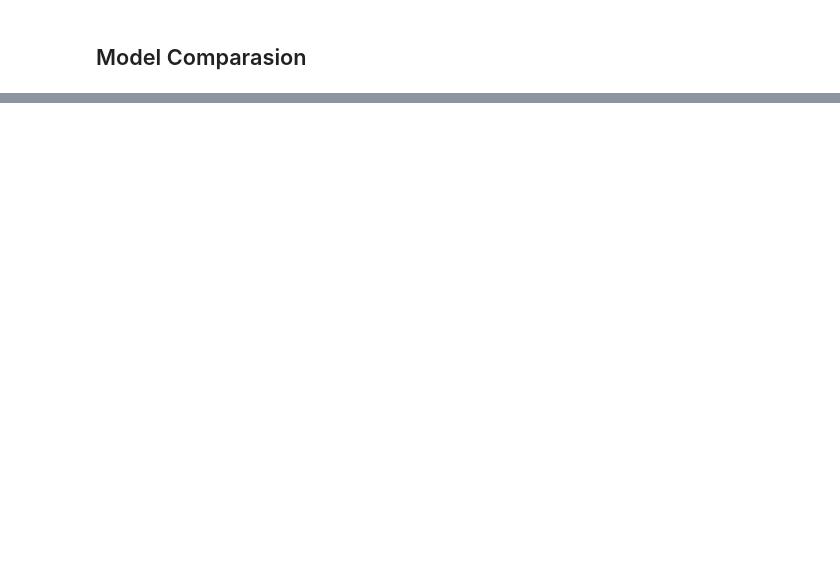
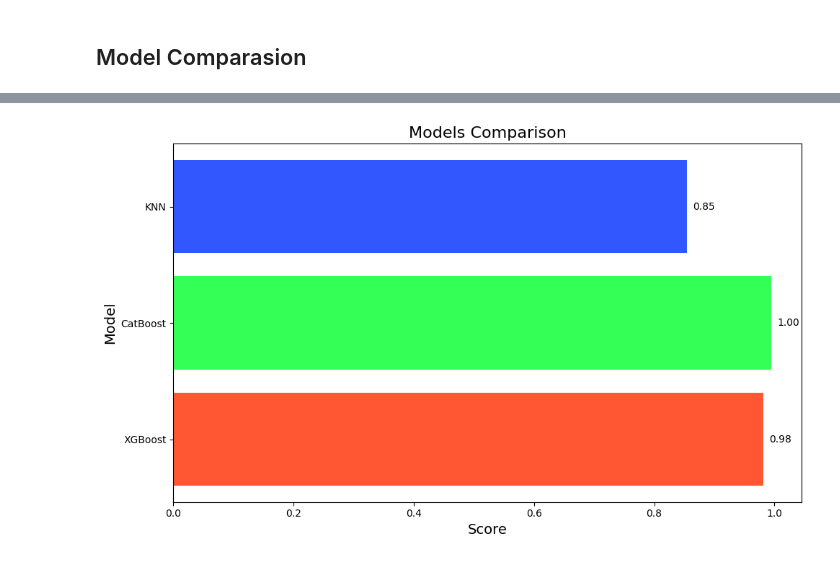
Before and after one commit to xyzaraa/hotel_analysis, a Jupyter notebook: hotel_analysis.ipynb, the cells around one changed output, grey strips where cells are left out. Cells and saved outputs as stored; diff of their text form; code cells hidden in the pictures; blank space fills up the shorter version.

Commit message:
Added conclusion and fix data modelling

```diff
--- a/hotel_analysis.ipynb
+++ b/hotel_analysis.ipynb
@@ -48,9 +44,9 @@ Drive already mounted at /content/drive; to attempt to forcibly remount, call dr
 # %%
 # Direktori Kiara
-# df = pd.read_csv('/content/drive/MyDrive/Dataset/hotels.csv')
+df = pd.read_csv('/content/drive/MyDrive/Dataset/hotels.csv')
 
 # Direktori Alviya
-df = pd.read_csv('/content/drive/MyDrive/MACHINE LEARNING/Dataset/hotels.csv')
+#df = pd.read_csv('/content/drive/MyDrive/MACHINE LEARNING/Dataset/hotels.csv')
 # %%
 df.head(5)
 # %% [output]
@@ -1066,0 +1035,19 @@ px.bar(data_frame = models, x = 'Score', y = 'Model', color = 'Score', title = '
+# %%
+plt.figure(figsize=(10, 6))
+colors = ['#FF5733', '#33FF57', '#3357FF']
+
+bars = plt.barh(models['Model'], models['Score'], color=colors)
+plt.title('Models Comparison', fontsize=16)
+plt.xlabel('Score', fontsize=14)
+plt.ylabel('Model', fontsize=14)
+
+# Menambahkan anotasi nilai pada setiap bar
+for bar in bars:
+    plt.text(bar.get_width() + 0.01, bar.get_y() + bar.get_height() / 2,
+             f'{bar.get_width():.2f}', va='center', fontsize=10)
+
+
+plt.tight_layout()
+plt.show()
+# %% [output]
+[figure, added]
```
Also changed, not shown: parts of 29 cells of this notebook.
